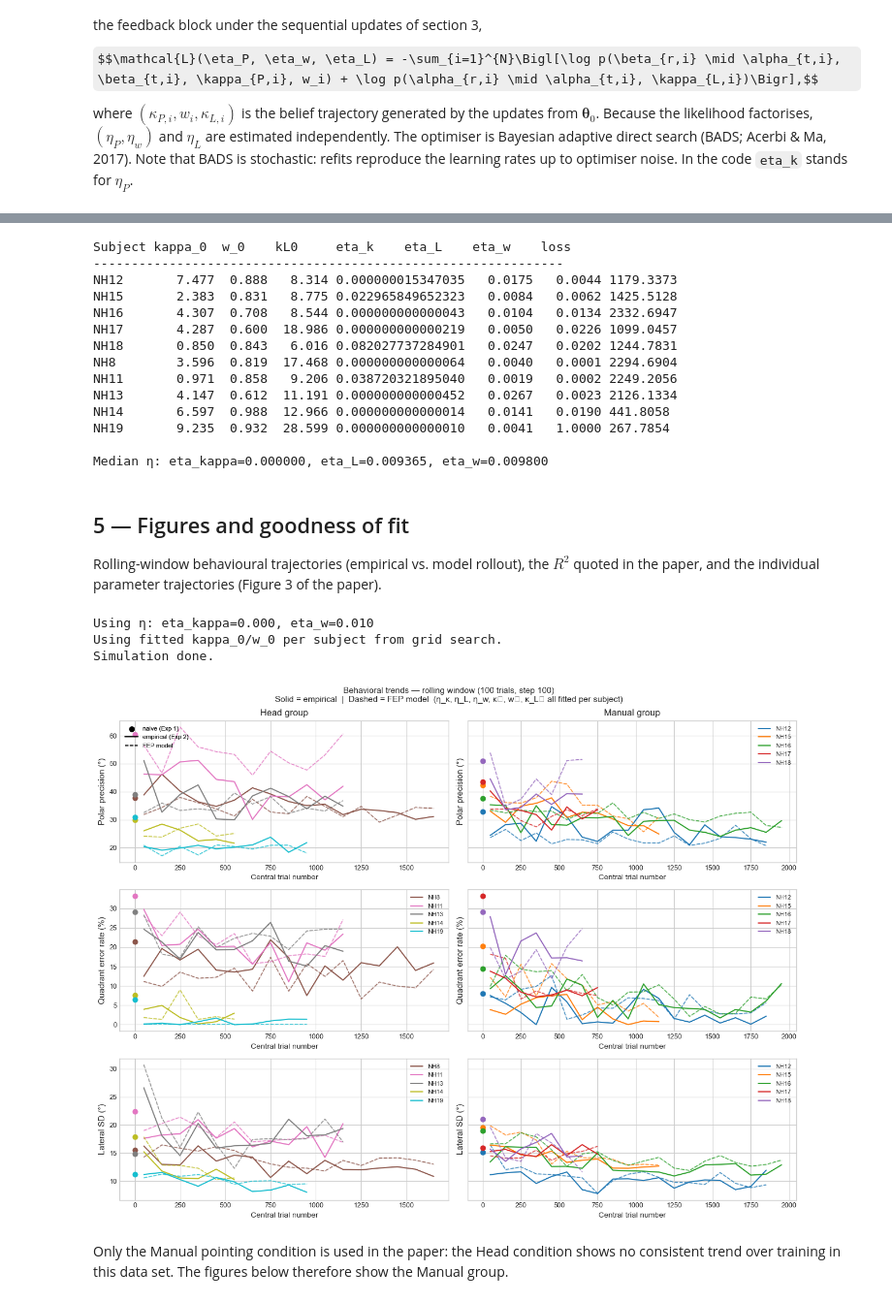
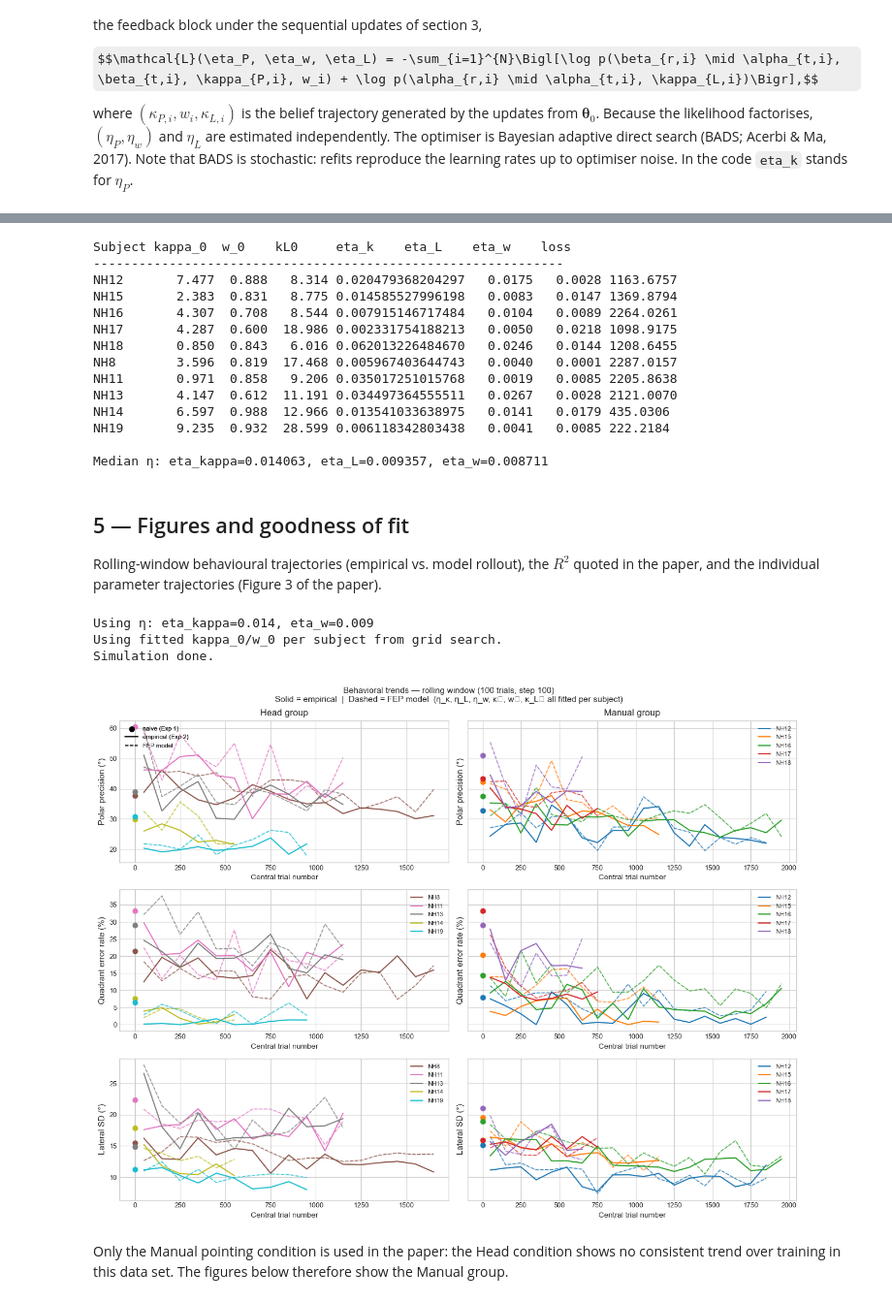
Before and after one commit to robaru/iwai2026-fep-spatial-hearing, a Jupyter notebook: MAIN_fep_simulation.ipynb, the cells around one changed output, grey strips where cells are left out. Shown at 97% size. Drawn from its saved outputs; the diff is of its cells as text; code cells hidden in the pictures; some formulas as TeX source.

Commit message:
Fix kappa_P update: expected alignment at scaled concentration; sample rollout with cos² scaling
Co-Authored-By: Claude Fable 5.1 <noreply@anthropic.com>

```diff
--- a/MAIN_fep_simulation.ipynb
+++ b/MAIN_fep_simulation.ipynb
@@ -360,7 +360,8 @@ def fep_trial_update(kappa, psi, kappa_lat,
     """
     Single-trial FEP natural-gradient update for κ_pol, w, and κ_lat.
     Polar: κ_eff = κ·cos²(lat_targ): after visual feedback the belief about the cone is the true one
-    (changed 2026-09-18 from lat_resp).  Lateral: plain VM, no correction.
+    (changed 2026-09-18 from lat_resp).  The expected alignment A is evaluated at κ·cos²(lat_targ).
+    Lateral: plain VM, no correction.
     All angles in radians.  Returns (kappa_new, psi_new, kappa_lat_new).
     """
     w         = float(expit(psi))
@@ -379,7 +380,7 @@ def fep_trial_update(kappa, psi, kappa_lat,
 
     if p_k >= 1e-300:
         r_k       = (w * np.cos(eps_c) * vm_c + (1 - w) * np.cos(eps_m) * vm_m) / p_k
-        A_k       = bessel_ratio(kappa)
+        A_k       = bessel_ratio(kappa_eff)
         dw        = (vm_c - vm_m) / p_k
         kappa_new = float(np.clip(
             kappa + eta_k * cos2 * (r_k - A_k) / A_prime(kappa),
@@ -574,18 +576,18 @@ print(f'\nMedian η: eta_kappa={eta_k_best:.6f}, eta_L={eta_L_best:.6f}, eta_w={
 # %% [output]
 Subject kappa_0  w_0    kL0     eta_k    eta_L    eta_w    loss
 --------------------------------------------------------------
-NH12       7.477  0.888   8.314 0.000000015347035   0.0175   0.0044 1179.3373
-NH15       2.383  0.831   8.775 0.022965849652323   0.0084   0.0062 1425.5128
-NH16       4.307  0.708   8.544 0.000000000000043   0.0104   0.0134 2332.6947
-NH17       4.287  0.600  18.986 0.000000000000219   0.0050   0.0226 1099.0457
-NH18       0.850  0.843   6.016 0.082027737284901   0.0247   0.0202 1244.7831
-NH8        3.596  0.819  17.468 0.000000000000064   0.0040   0.0001 2294.6904
-NH11       0.971  0.858   9.206 0.038720321895040   0.0019   0.0002 2249.2056
-NH13       4.147  0.612  11.191 0.000000000000452   0.0267   0.0023 2126.1334
-NH14       6.597  0.988  12.966 0.000000000000014   0.0141   0.0190 441.8058
-NH19       9.235  0.932  28.599 0.000000000000010   0.0041   1.0000 267.7854
+NH12       7.477  0.888   8.314 0.020479368204297   0.0175   0.0028 1163.6757
+NH15       2.383  0.831   8.775 0.014585527996198   0.0083   0.0147 1369.8794
+NH16       4.307  0.708   8.544 0.007915146717484   0.0104   0.0089 2264.0261
+NH17       4.287  0.600  18.986 0.002331754188213   0.0050   0.0218 1098.9175
+NH18       0.850  0.843   6.016 0.062013226484670   0.0246   0.0144 1208.6455
+NH8        3.596  0.819  17.468 0.005967403644743   0.0040   0.0001 2287.0157
+NH11       0.971  0.858   9.206 0.035017251015768   0.0019   0.0085 2205.8638
+NH13       4.147  0.612  11.191 0.034497364555511   0.0267   0.0028 2121.0070
+NH14       6.597  0.988  12.966 0.013541033638975   0.0141   0.0179 435.0306
+NH19       9.235  0.932  28.599 0.006118342803438   0.0041   0.0085 222.2184
 
-Median η: eta_kappa=0.000000, eta_L=0.009365, eta_w=0.009800
+Median η: eta_kappa=0.014063, eta_L=0.009357, eta_w=0.008711
 # %% [markdown]
 ## 5 — Figures and goodness of fit
 
@@ -670,7 +672,7 @@ for sid in SUBJECTS_ORDER:
         n_sl   = len(pol_sl)
         if n_sl < 5:
             continue
-        noise_vm     = sim_rng.vonmises(0, kk, size=n_sl)
+        noise_vm     = sim_rng.vonmises(0, np.maximum(kk * np.cos(lat_sl)**2, 1e-6), size=n_sl)
         use_c        = sim_rng.random(size=n_sl) < wk
         pol_sim      = np.where(use_c, pol_sl + noise_vm, (np.pi - pol_sl) + noise_vm)
         noise_lat_vm = sim_rng.vonmises(0, kk_lat, size=n_sl)
@@ -721,35 +723,35 @@ for row, (emp_key, mean_key, sd_key, ylabel) in enumerate(row_specs):
         ax.set_ylabel(ylabel, fontsize=11)
         ax.set_xlabel('Central trial number', fontsize=10)
         ax.tick_params(labelsize=9)
         ax.legend(fontsize=8, loc='upper right', framealpha=0.7)
         if row == 0:
             ax.set_title(gtitle, fontsize=12)
 
 from matplotlib.lines import Line2D
 from matplotlib.patches import Patch
 axes[0][0].add_artist(axes[0][0].legend(
     handles=[
         plt.scatter([], [], color='k', s=40,        label='naive (Exp 1)'),
         Line2D([0],[0], color='k', lw=1.5,          label='empirical (Exp 2)'),
         Line2D([0],[0], color='k', lw=1.2, ls='--', label='FEP model'),
     ],
     fontsize=8, loc='upper left', framealpha=0.7
 ))
 
 fig.suptitle(
     f'Behavioral trends — rolling window ({WINDOW} trials, step {STEP})\n'
     f'Solid = empirical  |  Dashed = FEP model  '
     f'(η_κ, η_L, η_w, κ₀, w₀, κ_L₀ all fitted per subject)',
     fontsize=11
 )
 plt.tight_layout()
 plt.show()
 fig_behavior = fig
 # %% [output]
-Using η: eta_kappa=0.000, eta_w=0.010
+Using η: eta_kappa=0.014, eta_w=0.009
 Using fitted kappa_0/w_0 per subject from grid search.
 Simulation done.
-[figure, old version]
+[figure, new version]
 # %% [markdown]
 Only the Manual pointing condition is used in the paper: the Head condition shows no consistent trend over training in this data set. The figures below therefore show the Manual group.
 # %%
```
Also changed, not shown: parts of 9 cells of this notebook, 3 other files.
